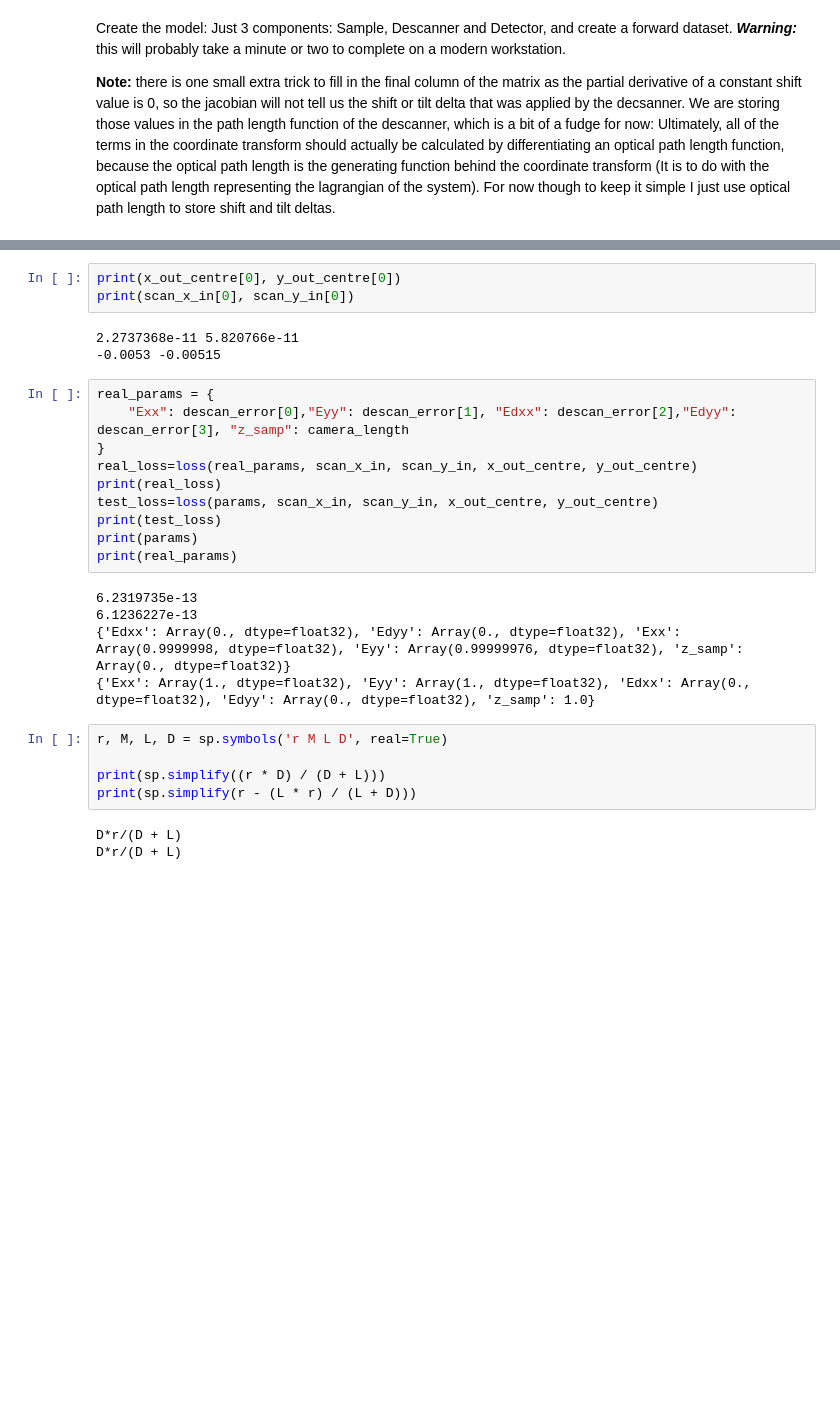
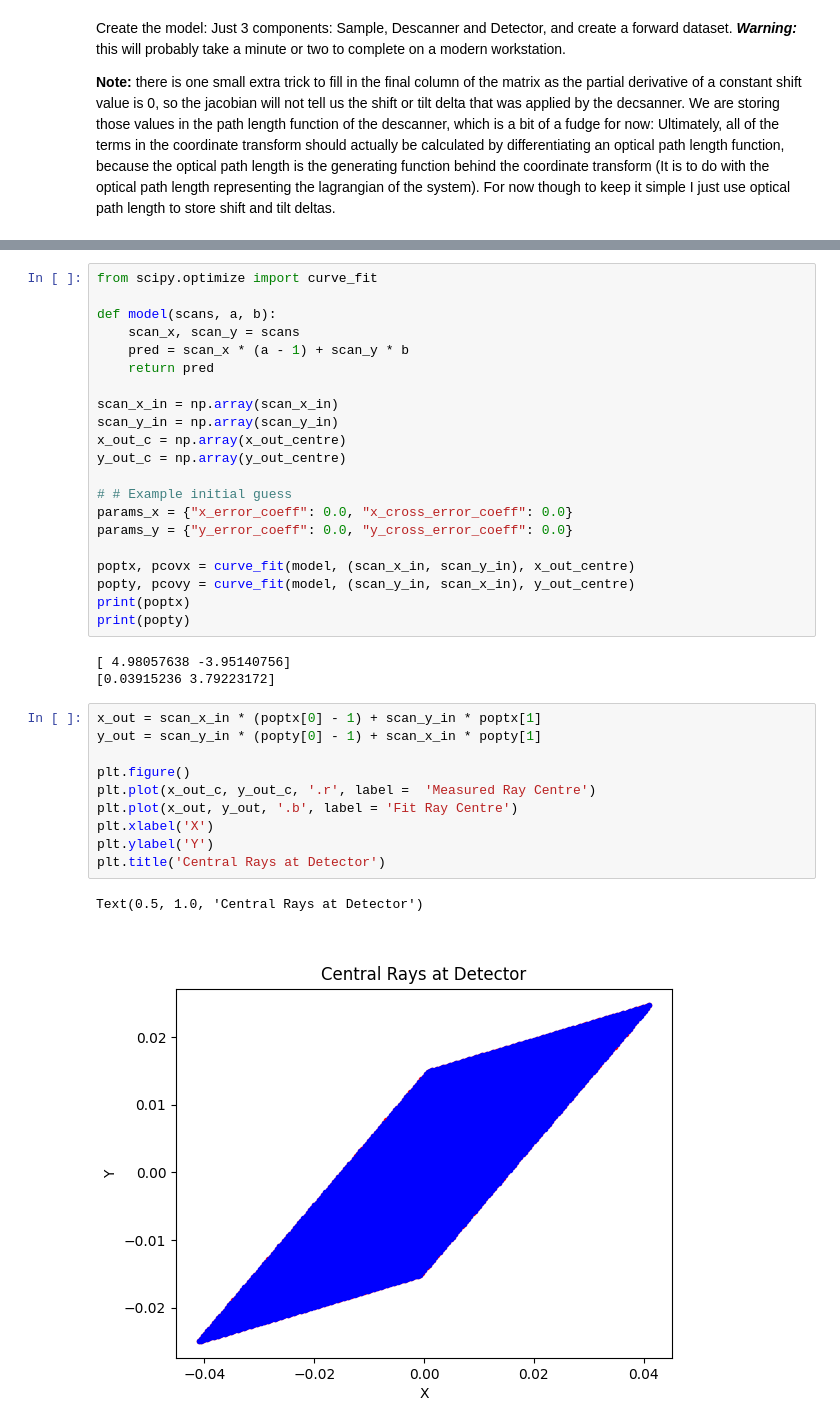
Before and after one commit to TemGym/TemGym, a Jupyter notebook: examples/jax_examples/4Dstem_jax.ipynb, the cells around one changed output, grey strips where cells are left out. Drawn from its saved outputs; the diff is of its cells as text; blank space fills up the shorter version.

```diff
--- a/examples/jax_examples/4Dstem_jax.ipynb
+++ b/examples/jax_examples/4Dstem_jax.ipynb
@@ -641,29 +654,37 @@ for step_idx in range(num_iterations):
-# %%
-print(x_out_centre[0], y_out_centre[0])
-print(scan_x_in[0], scan_y_in[0])
-# %% [output]
-2.2737368e-11 5.820766e-11
--0.0053 -0.00515
-# %%
-real_params = {
-    "Exx": descan_error[0],"Eyy": descan_error[1], "Edxx": descan_error[2],"Edyy": descan_error[3], "z_samp": camera_length
-}
-real_loss=loss(real_params, scan_x_in, scan_y_in, x_out_centre, y_out_centre)
-print(real_loss)
-test_loss=loss(params, scan_x_in, scan_y_in, x_out_centre, y_out_centre)
-print(test_loss)
-print(params)
-print(real_params)
-# %% [output]
-6.2319735e-13
-6.1236227e-13
-{'Edxx': Array(0., dtype=float32), 'Edyy': Array(0., dtype=float32), 'Exx': Array(0.9999998, dtype=float32), 'Eyy': Array(0.99999976, dtype=float32), 'z_samp': Array(0., dtype=float32)}
-{'Exx': Array(1., dtype=float32), 'Eyy': Array(1., dtype=float32), 'Edxx': Array(0., dtype=float32), 'Edyy': Array(0., dtype=float32), 'z_samp': 1.0}
-# %%
-r, M, L, D = sp.symbols('r M L D', real=True)
-
-print(sp.simplify((r * D) / (D + L)))
-print(sp.simplify(r - (L * r) / (L + D)))
-# %% [output]
-D*r/(D + L)
-D*r/(D + L)
+# %%
+from scipy.optimize import curve_fit
+
+def model(scans, a, b):
+    scan_x, scan_y = scans
+    pred = scan_x * (a - 1) + scan_y * b
+    return pred
+
+scan_x_in = np.array(scan_x_in)
+scan_y_in = np.array(scan_y_in)
+x_out_c = np.array(x_out_centre)
+y_out_c = np.array(y_out_centre)
+
+# # Example initial guess
+params_x = {"x_error_coeff": 0.0, "x_cross_error_coeff": 0.0}
+params_y = {"y_error_coeff": 0.0, "y_cross_error_coeff": 0.0}
+
+poptx, pcovx = curve_fit(model, (scan_x_in, scan_y_in), x_out_centre)
+popty, pcovy = curve_fit(model, (scan_y_in, scan_x_in), y_out_centre)
+print(poptx)
+print(popty)
+# %% [output]
+[ 4.98057638 -3.95140756]
+[0.03915236 3.79223172]
+# %%
+x_out = scan_x_in * (poptx[0] - 1) + scan_y_in * poptx[1]
+y_out = scan_y_in * (popty[0] - 1) + scan_x_in * popty[1]
+
+plt.figure()
+plt.plot(x_out_c, y_out_c, '.r', label =  'Measured Ray Centre')
+plt.plot(x_out, y_out, '.b', label = 'Fit Ray Centre')
+plt.xlabel('X')
+plt.ylabel('Y')
+plt.title('Central Rays at Detector')
+# %% [output]
+Text(0.5, 1.0, 'Central Rays at Detector')
+[figure, added]
```
Also changed, not shown: parts of 15 cells of this notebook, 1 other file.
